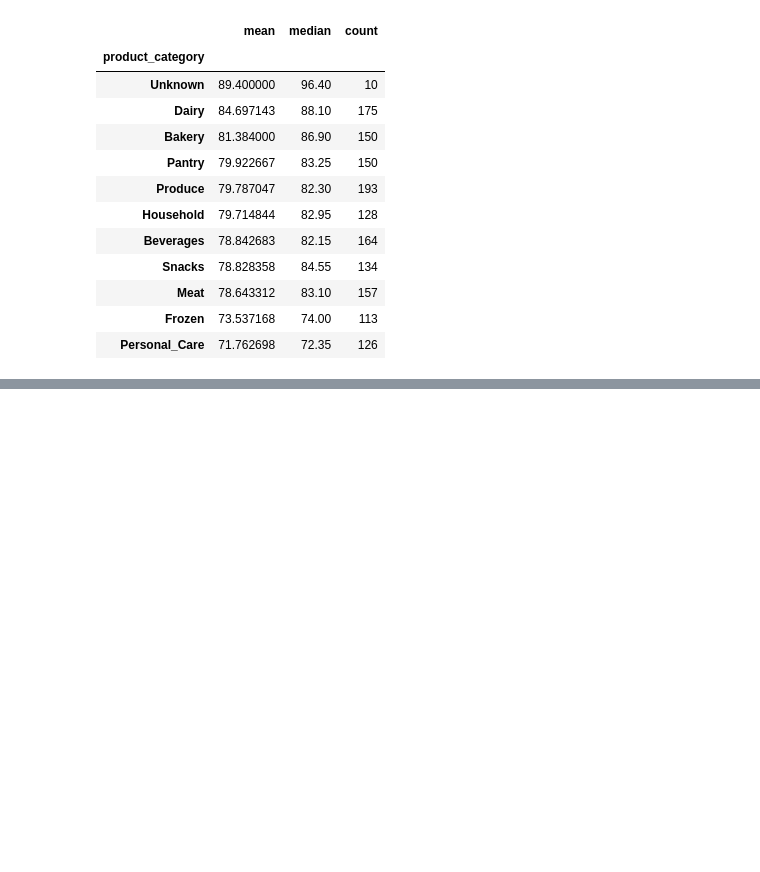
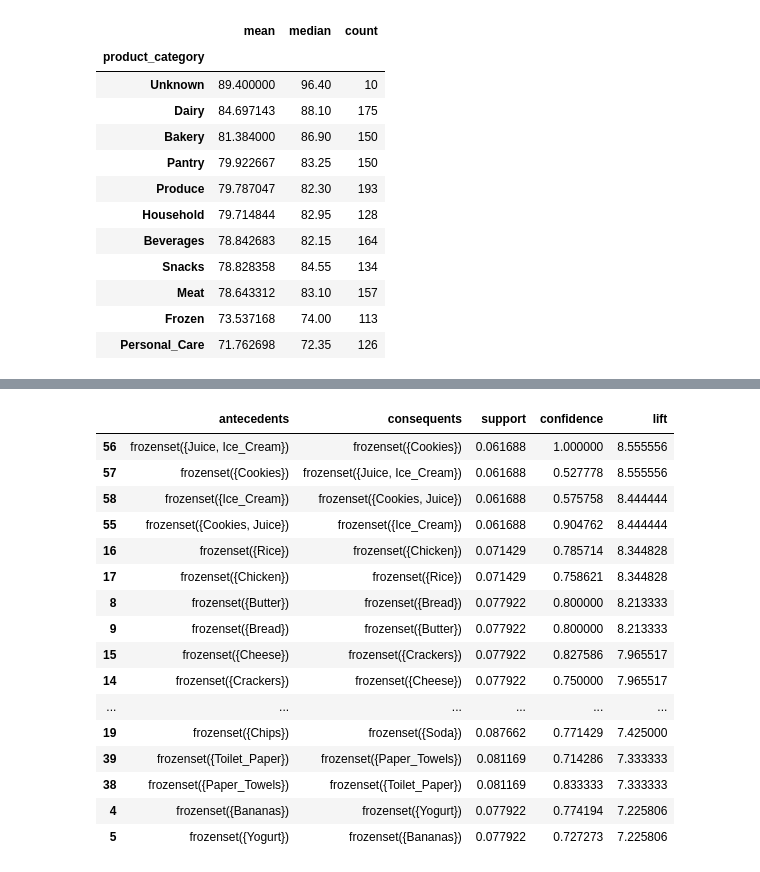
Before and after one commit to quacklj/retailmax-market-basket-optimizer, a Jupyter notebook: notebooks/01_eda.ipynb, the cells around one changed output, grey strips where cells are left out. Cells and saved outputs as stored; diff of their text form; code cells hidden in the pictures; blank space fills up the shorter version.

Commit message:
Add market basket analysis and association rules

```diff
--- a/notebooks/01_eda.ipynb
+++ b/notebooks/01_eda.ipynb
@@ -384,0 +387,7 @@ category_score
+# %%
+basket = (
+    df.groupby("transaction_id")["product_subcategory"]
+    .apply(list)
+)
+
+basket.head()
@@ -384,0 +404,9 @@ category_score
+# %%
+te = TransactionEncoder()
+
+basket_encoded = te.fit(basket).transform(basket)
+basket_df = pd.DataFrame(
+    basket_encoded,
+    columns=te.columns_
+)
+basket_df.head()
@@ -384,0 +423,6 @@ category_score
+# %%
+frequent_itemsets = apriori(
+    basket_df,
+    min_support=0.05,
+    use_colnames=True
+)
@@ -384,0 +454,6 @@ category_score
+# %%
+rules = association_rules(
+    frequent_itemsets,
+    metric="lift",
+    min_threshold=1.0
+)
@@ -384,0 +469,31 @@ category_score
+# %%
+rules[
+    [
+        "antecedents",
+        "consequents",
+        "support",
+        "confidence",
+        "lift"
+    ]
+].sort_values(
+    "lift",
+    ascending=False
+).head(20)
+# %% [output]
+|  | antecedents | consequents | support | confidence | lift |
+| 56 | frozenset({Juice, Ice_Cream}) | frozenset({Cookies}) | 0.061688 | 1.000000 | 8.555556 |
+| 57 | frozenset({Cookies}) | frozenset({Juice, Ice_Cream}) | 0.061688 | 0.527778 | 8.555556 |
+| 58 | frozenset({Ice_Cream}) | frozenset({Cookies, Juice}) | 0.061688 | 0.575758 | 8.444444 |
+| 55 | frozenset({Cookies, Juice}) | frozenset({Ice_Cream}) | 0.061688 | 0.904762 | 8.444444 |
+| 16 | frozenset({Rice}) | frozenset({Chicken}) | 0.071429 | 0.785714 | 8.344828 |
+| 17 | frozenset({Chicken}) | frozenset({Rice}) | 0.071429 | 0.758621 | 8.344828 |
+| 8 | frozenset({Butter}) | frozenset({Bread}) | 0.077922 | 0.800000 | 8.213333 |
+| 9 | frozenset({Bread}) | frozenset({Butter}) | 0.077922 | 0.800000 | 8.213333 |
+| 15 | frozenset({Cheese}) | frozenset({Crackers}) | 0.077922 | 0.827586 | 7.965517 |
+| 14 | frozenset({Crackers}) | frozenset({Cheese}) | 0.077922 | 0.750000 | 7.965517 |
+| ... | ... | ... | ... | ... | ... |
+| 19 | frozenset({Chips}) | frozenset({Soda}) | 0.087662 | 0.771429 | 7.425000 |
+| 39 | frozenset({Toilet_Paper}) | frozenset({Paper_Towels}) | 0.081169 | 0.714286 | 7.333333 |
+| 38 | frozenset({Paper_Towels}) | frozenset({Toilet_Paper}) | 0.081169 | 0.833333 | 7.333333 |
+| 4 | frozenset({Bananas}) | frozenset({Yogurt}) | 0.077922 | 0.774194 | 7.225806 |
+| 5 | frozenset({Yogurt}) | frozenset({Bananas}) | 0.077922 | 0.727273 | 7.225806 |
```
Also changed, not shown: parts of 12 cells of this notebook.
